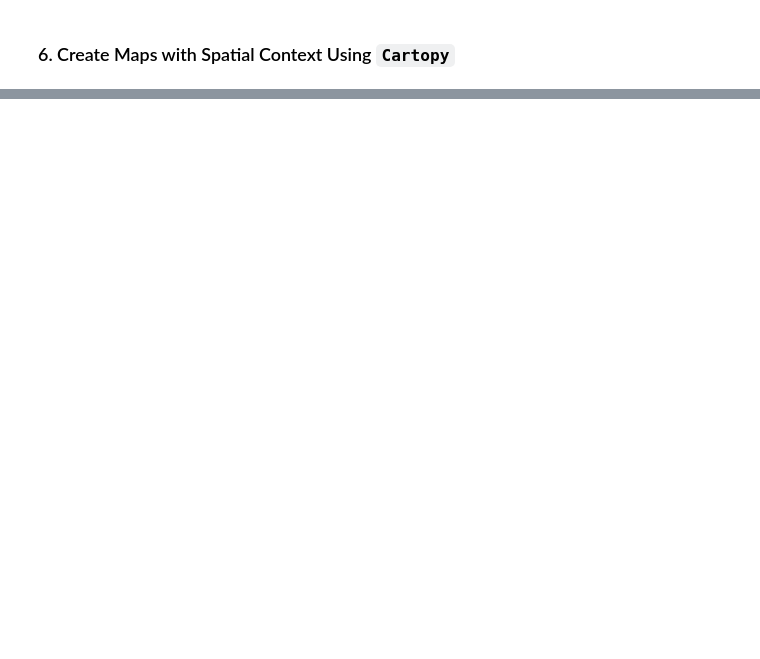
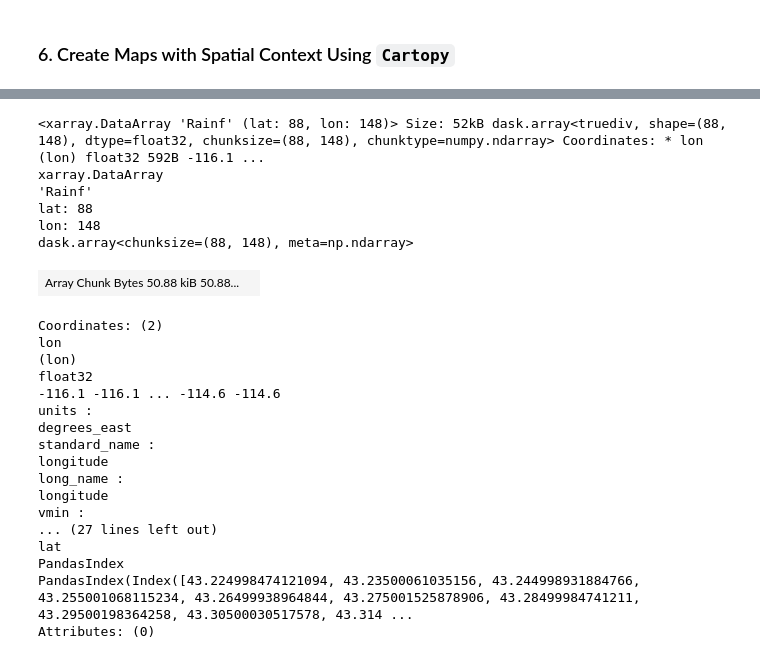
Before and after one commit to LejoFlores/Advanced-Geoscientific-Computing, a Jupyter notebook: Unit05-Spatiotemporal-Data/05.2 Spatiotemporal Data 2 - June 2010 AR.ipynb, the cells around one changed output, grey strips where cells are left out. Cells and saved outputs as stored; diff of their text form; code cells hidden in the pictures; blank space fills up the shorter version.

```diff
--- a/Unit05-Spatiotemporal-Data/05.2 Spatiotemporal Data 2 - June 2010 AR.ipynb
+++ b/Unit05-Spatiotemporal-Data/05.2 Spatiotemporal Data 2 - June 2010 AR.ipynb
@@ -70,0 +170,27 @@ ar_frac.plot()
+# %%
+ar_frac
+# %% [output]
+<xarray.DataArray 'Rainf' (lat: 88, lon: 148)> Size: 52kB dask.array<truediv, shape=(88, 148), dtype=float32, chunksize=(88, 148), chunktype=numpy.ndarray> Coordinates: * lon (lon) float32 592B -116.1 ...
+xarray.DataArray
+'Rainf'
+lat: 88
+lon: 148
+dask.array<chunksize=(88, 148), meta=np.ndarray>
+| Array Chunk Bytes 50.88 kiB 50.88... |  |
+Coordinates: (2)
+lon
+(lon)
+float32
+-116.1 -116.1 ... -114.6 -114.6
+units :
+degrees_east
+standard_name :
+longitude
+long_name :
+longitude
+vmin :
+... (27 lines left out)
+lat
+PandasIndex
+PandasIndex(Index([43.224998474121094, 43.23500061035156, 43.244998931884766, 43.255001068115234, 43.26499938964844, 43.275001525878906, 43.28499984741211, 43.29500198364258, 43.30500030517578, 43.314 ...
+Attributes: (0)
```
Also changed, not shown: parts of 9 cells of this notebook, 3 other files.
